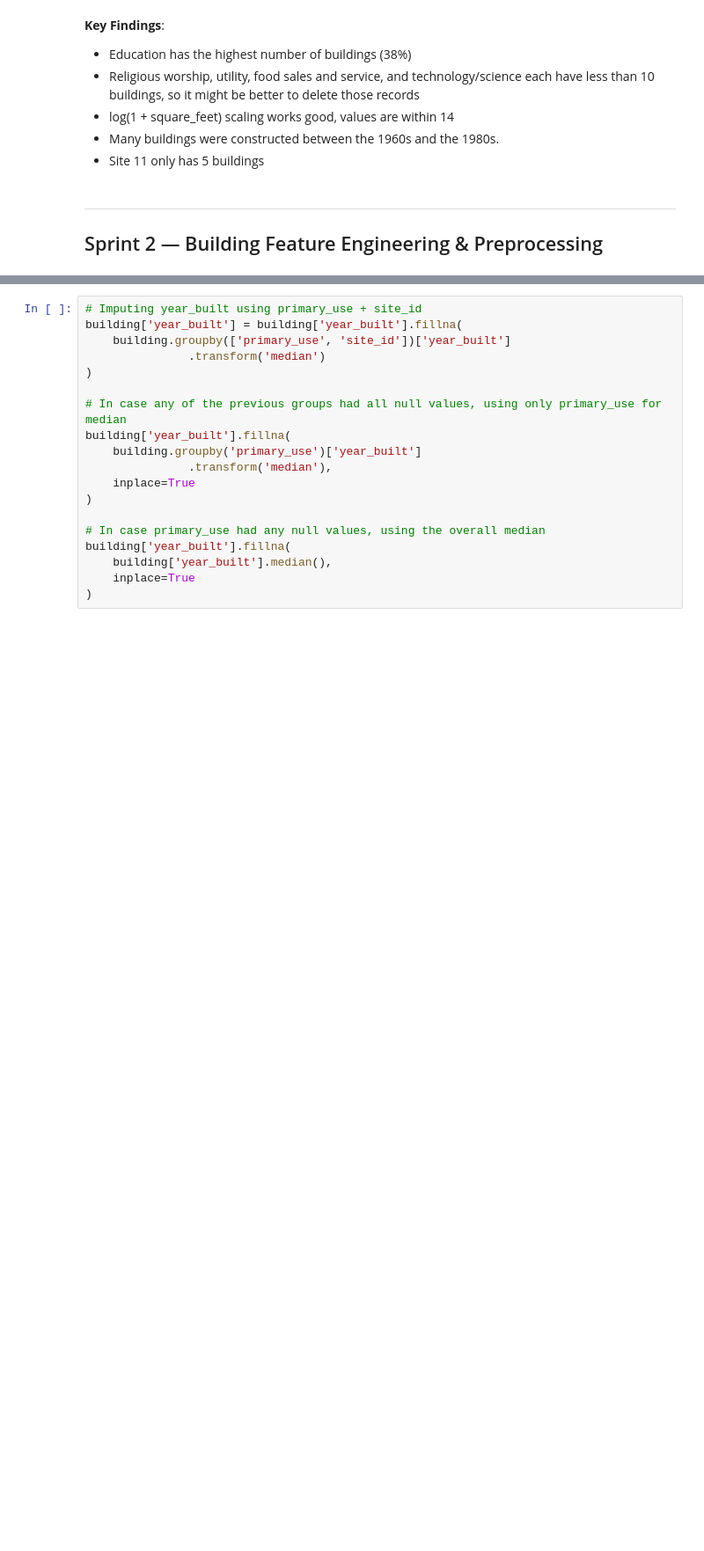
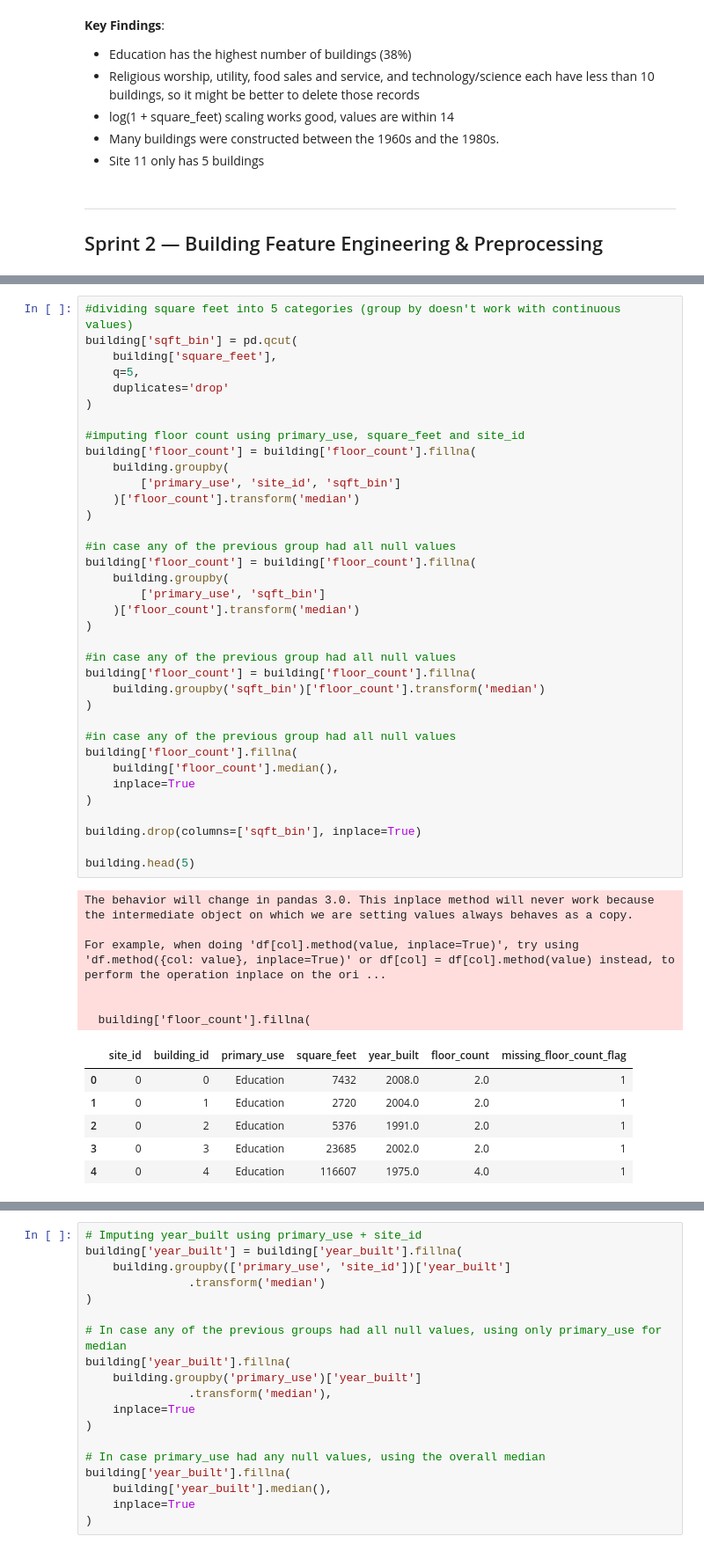
Before and after one commit to ZahraSabouri/CMT307_GreatEnergyPredictor, a Jupyter notebook: notebooks/Wahid_Building_Metadata_Audit.ipynb, the cells around one changed output, grey strips where cells are left out. Shown at 88% size. Saved outputs shown, nothing was run; the diff lists cells and outputs as text; blank space fills up the shorter version.

```diff
--- a/notebooks/Wahid_Building_Metadata_Audit.ipynb
+++ b/notebooks/Wahid_Building_Metadata_Audit.ipynb
@@ -186 +201,50 @@ plt.show()
+# %%
+#dividing square feet into 5 categories (group by doesn't work with continuous values)
+building['sqft_bin'] = pd.qcut(
+    building['square_feet'],
+    q=5,
+    duplicates='drop'
+)
+
+#imputing floor count using primary_use, square_feet and site_id
+building['floor_count'] = building['floor_count'].fillna(
+    building.groupby(
+        ['primary_use', 'site_id', 'sqft_bin']
+    )['floor_count'].transform('median')
+)
+
+#in case any of the previous group had all null values
+building['floor_count'] = building['floor_count'].fillna(
+    building.groupby(
+        ['primary_use', 'sqft_bin']
+    )['floor_count'].transform('median')
+)
+
+#in case any of the previous group had all null values
+building['floor_count'] = building['floor_count'].fillna(
+    building.groupby('sqft_bin')['floor_count'].transform('median')
+)
+
+#in case any of the previous group had all null values
+building['floor_count'].fillna(
+    building['floor_count'].median(),
+    inplace=True
+)
+
+building.drop(columns=['sqft_bin'], inplace=True)
+
+building.head(5)
+# %% [output]
+The behavior will change in pandas 3.0. This inplace method will never work because the intermediate object on which we are setting values always behaves as a copy.
+
+For example, when doing 'df[col].method(value, inplace=True)', try using 'df.method({col: value}, inplace=True)' or df[col] = df[col].method(value) instead, to perform the operation inplace on the ori ...
+
+
+  building['floor_count'].fillna(
+|  | site_id | building_id | primary_use | square_feet | year_built | floor_count | missing_floor_count_flag |
+| 0 | 0 | 0 | Education | 7432 | 2008.0 | 2.0 | 1 |
+| 1 | 0 | 1 | Education | 2720 | 2004.0 | 2.0 | 1 |
+| 2 | 0 | 2 | Education | 5376 | 1991.0 | 2.0 | 1 |
+| 3 | 0 | 3 | Education | 23685 | 2002.0 | 2.0 | 1 |
+| 4 | 0 | 4 | Education | 116607 | 1975.0 | 4.0 | 1 |
 # %%
```
Also changed, not shown: parts of 8 cells of this notebook.
